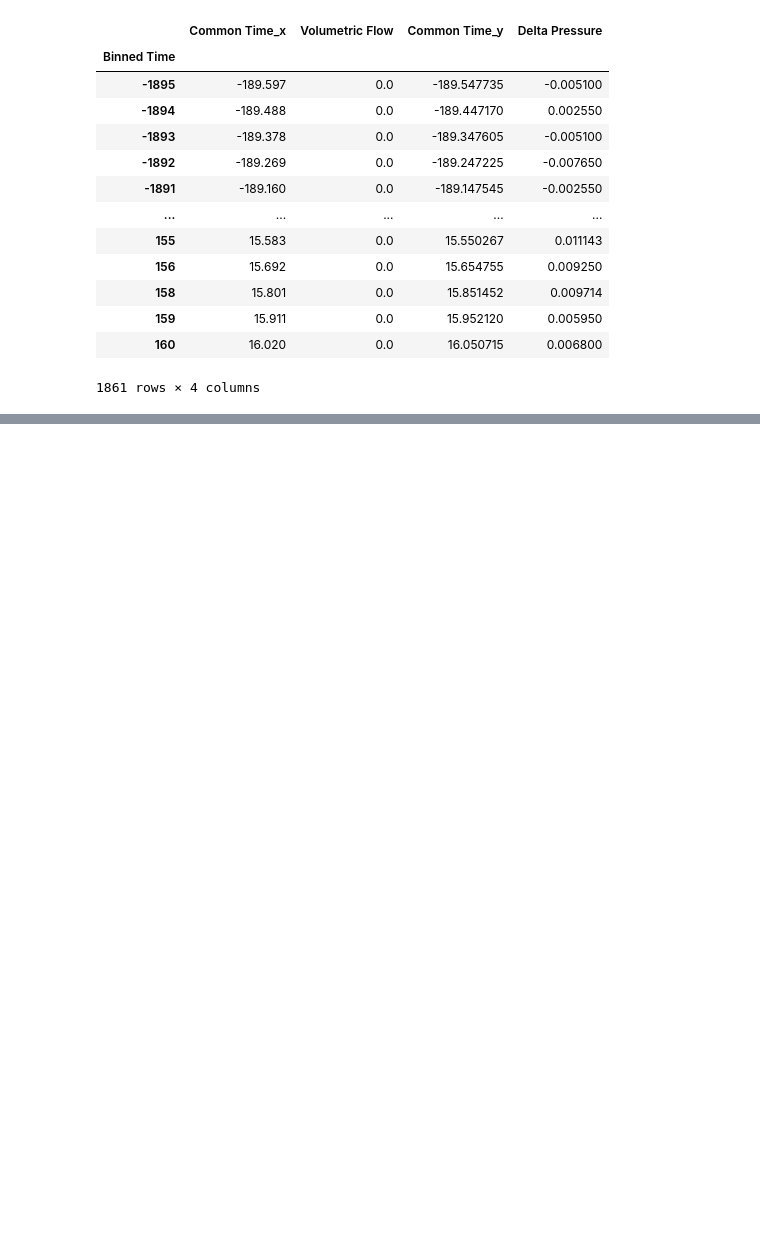
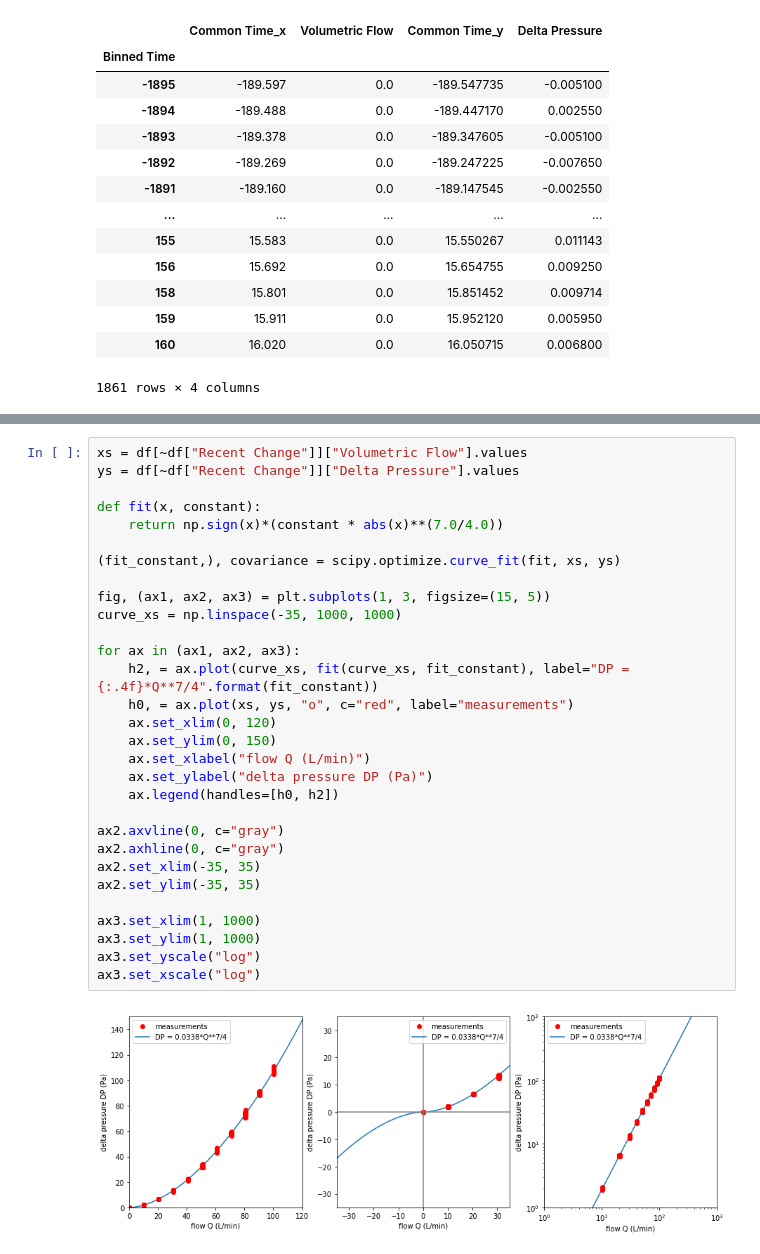
Before and after one commit to Princeton-Penn-Vents/princeton-penn-flowmeter, a Jupyter notebook: analysis/calibration-3.ipynb, the cells around one changed output, grey strips where cells are left out. Drawn from its saved outputs; the diff is of its cells as text; blank space fills up the shorter version.

```diff
--- a/analysis/calibration-3.ipynb
+++ b/analysis/calibration-3.ipynb
@@ -183,0 +220,32 @@ df.plot.scatter("Volumetric Flow", "Delta Pressure")
+# %%
+xs = df[~df["Recent Change"]]["Volumetric Flow"].values
+ys = df[~df["Recent Change"]]["Delta Pressure"].values
+
+def fit(x, constant):
+    return np.sign(x)*(constant * abs(x)**(7.0/4.0))
+
+(fit_constant,), covariance = scipy.optimize.curve_fit(fit, xs, ys)
+
+fig, (ax1, ax2, ax3) = plt.subplots(1, 3, figsize=(15, 5))
+curve_xs = np.linspace(-35, 1000, 1000)
+
+for ax in (ax1, ax2, ax3):
+    h2, = ax.plot(curve_xs, fit(curve_xs, fit_constant), label="DP = {:.4f}*Q**7/4".format(fit_constant))
+    h0, = ax.plot(xs, ys, "o", c="red", label="measurements")
+    ax.set_xlim(0, 120)
+    ax.set_ylim(0, 150)
+    ax.set_xlabel("flow Q (L/min)")
+    ax.set_ylabel("delta pressure DP (Pa)")
+    ax.legend(handles=[h0, h2])
+
+ax2.axvline(0, c="gray")
+ax2.axhline(0, c="gray")
+ax2.set_xlim(-35, 35)
+ax2.set_ylim(-35, 35)
+
+ax3.set_xlim(1, 1000)
+ax3.set_ylim(1, 1000)
+ax3.set_yscale("log")
+ax3.set_xscale("log")
+# %% [output]
+[figure, added]
```
Also changed, not shown: parts of 8 cells of this notebook.
